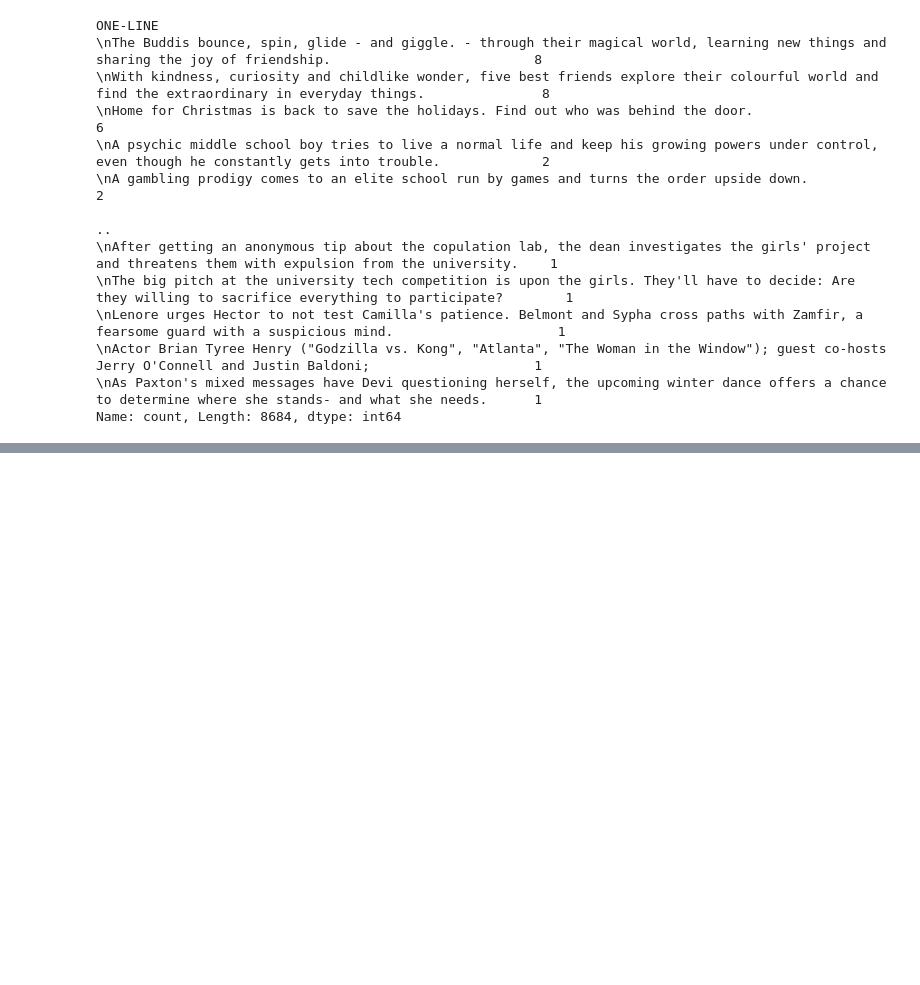
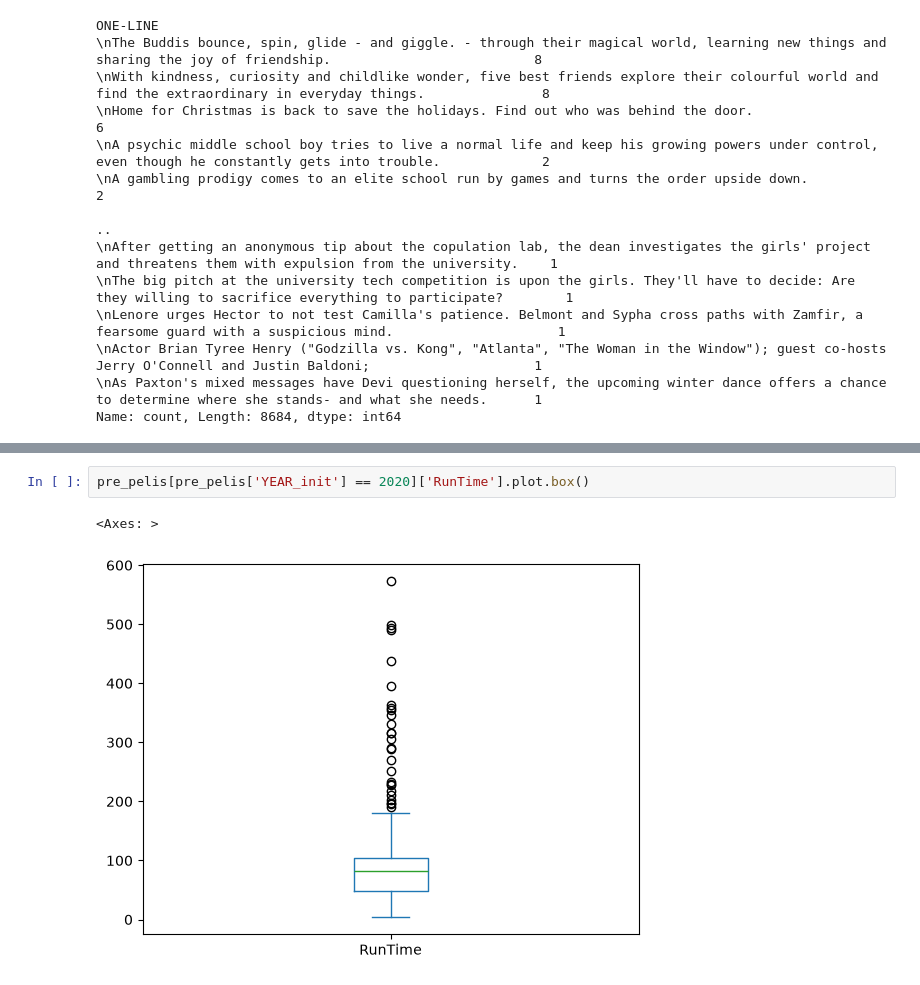
Before and after one commit to tomasrezola-dev/Ciencia-de-datos, a Jupyter notebook: tp4/ej1/ej1.ipynb, the cells around one changed output, grey strips where cells are left out. Cells and saved outputs as stored; diff of their text form; blank space fills up the shorter version.

```diff
--- a/tp4/ej1/ej1.ipynb
+++ b/tp4/ej1/ej1.ipynb
@@ -102,0 +214,5 @@ np.int64(1285)
+# %%
+pre_pelis[pre_pelis['YEAR_init'] == 2020]['RunTime'].plot.box()
+# %% [output]
+<Axes: >
+[figure, added]
```
Also changed, not shown: parts of 47 cells of this notebook, 2 other files.
